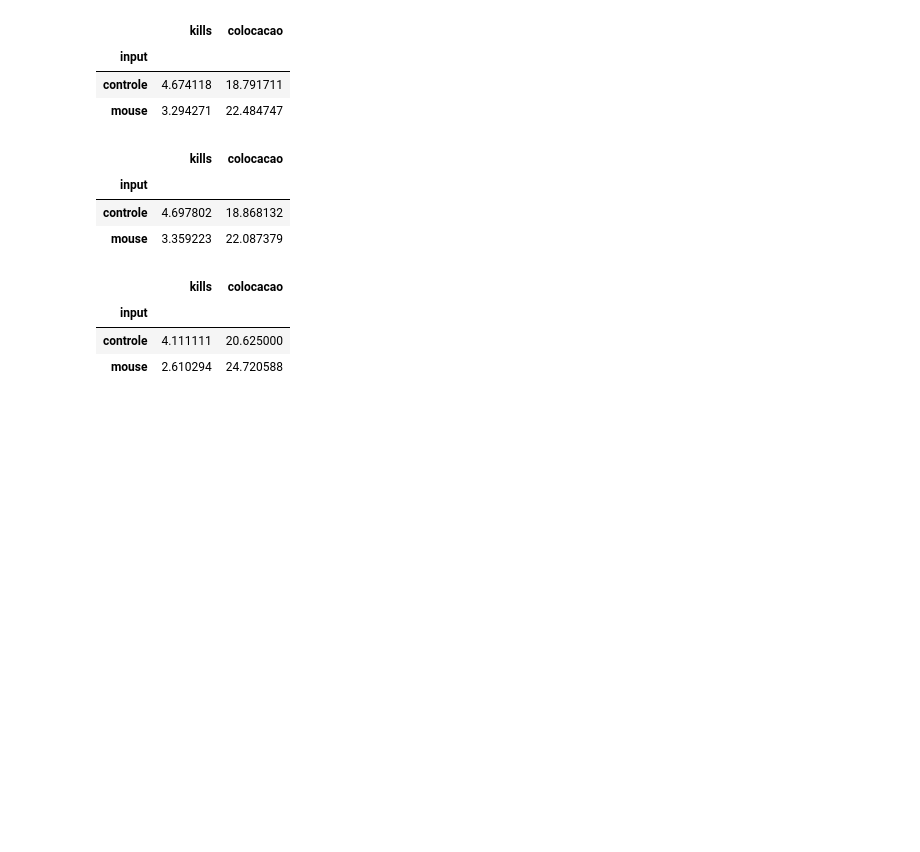
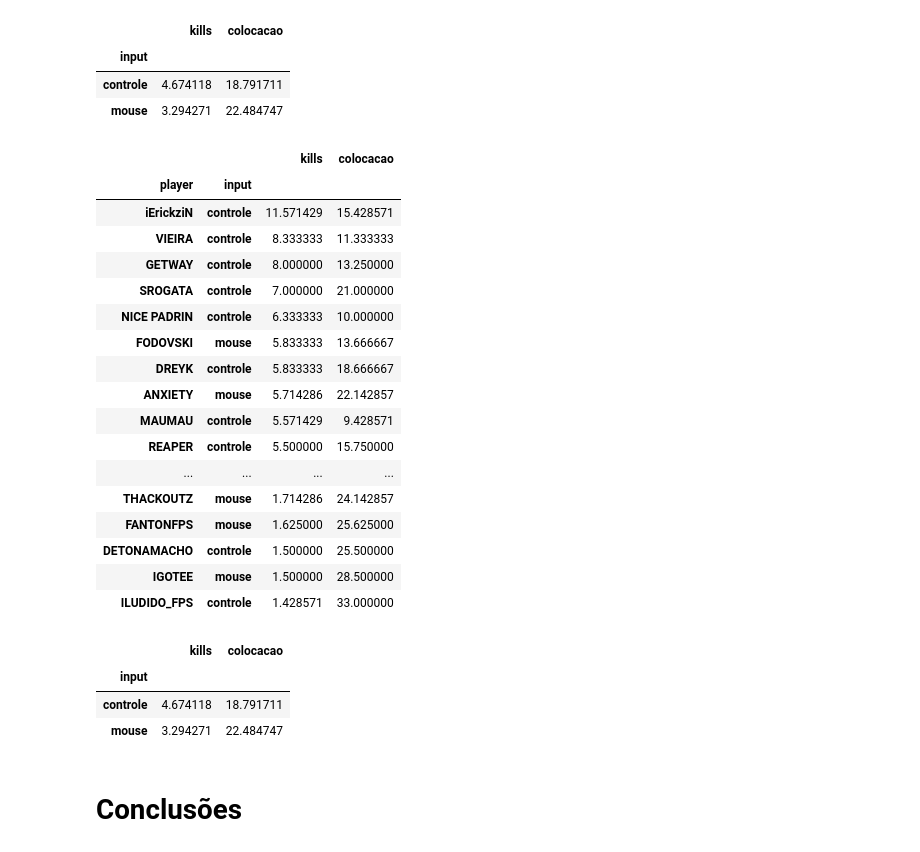
Before and after one commit to GodoyLucas/king_of_rebirth, a Jupyter notebook: Notebooks/King_of_Rebirth_Final.ipynb, the cells around one changed output. Cells and saved outputs as stored; diff of their text form; code cells hidden in the pictures; blank space fills up the shorter version.

```diff
--- a/Notebooks/King_of_Rebirth_Final.ipynb
+++ b/Notebooks/King_of_Rebirth_Final.ipynb
@@ -89,7 +89,7 @@ registros_com_mais_de_um_player_por_colocacao = pd.DataFrame()
 
 for partida in range(1, 9):
   for colocacao in range(0, 45):
-    if final.query('partida == @partida  & colocacao == @colocacao').player.count() > 1:
+    if final.query('partida == @partida  & colocacao == @colocacao').player.count() != 1:
       registros_com_mais_de_um_player_por_colocacao = pd.concat([registros_com_mais_de_um_player_por_colocacao, final.query('partida == @partida  & colocacao == @colocacao')])
 
 registros_com_mais_de_um_player_por_colocacao.groupby(['partida', 'colocacao'])[['player']].count()
@@ -325,16 +451,34 @@ final_tratado.groupby(by = 'input')[['kills', 'colocacao']].mean()
 | controle | 4.674118 | 18.791711 |
 | mouse | 3.294271 | 22.484747 |
 # %%
-registros_legitimos.groupby(by = 'input')[['kills', 'colocacao']].mean()
+medias_players = final_tratado.groupby(['player', 'input'])[['kills', 'colocacao']].mean().sort_values(by = 'kills', ascending = False)
+medias_players
 # %% [output]
-|  | kills | colocacao |
-| input |  |  |
-| controle | 4.697802 | 18.868132 |
-| mouse | 3.359223 | 22.087379 |
+|  |  | kills | colocacao |
+| player | input |  |  |
+| iErickziN | controle | 11.571429 | 15.428571 |
+| VIEIRA | controle | 8.333333 | 11.333333 |
+| GETWAY | controle | 8.000000 | 13.250000 |
+| SROGATA | controle | 7.000000 | 21.000000 |
+| NICE PADRIN | controle | 6.333333 | 10.000000 |
+| FODOVSKI | mouse | 5.833333 | 13.666667 |
+| DREYK | controle | 5.833333 | 18.666667 |
+| ANXIETY | mouse | 5.714286 | 22.142857 |
+| MAUMAU | controle | 5.571429 | 9.428571 |
+| REAPER | controle | 5.500000 | 15.750000 |
+| ... | ... | ... | ... |
+| THACKOUTZ | mouse | 1.714286 | 24.142857 |
+| FANTONFPS | mouse | 1.625000 | 25.625000 |
+| DETONAMACHO | controle | 1.500000 | 25.500000 |
+| IGOTEE | mouse | 1.500000 | 28.500000 |
+| ILUDIDO_FPS | controle | 1.428571 | 33.000000 |
 # %%
-final.groupby(by = 'input')[['kills', 'colocacao']].mean()
+medias_por_input = pd.DataFrame(medias_players.groupby(['input'])[['kills', 'colocacao']].mean().sort_values(by = 'kills', ascending = False))
+medias_por_input
 # %% [output]
 |  | kills | colocacao |
 | input |  |  |
-| controle | 4.111111 | 20.625000 |
-| mouse | 2.610294 | 24.720588 |
+| controle | 4.674118 | 18.791711 |
+| mouse | 3.294271 | 22.484747 |
+# %% [markdown]
+# Conclusões
```
Also changed, not shown: parts of 21 cells of this notebook.
